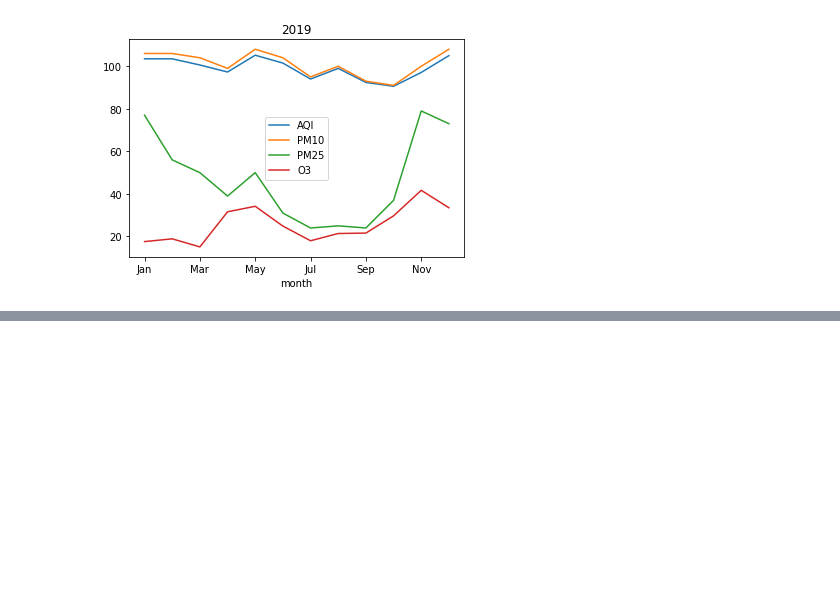
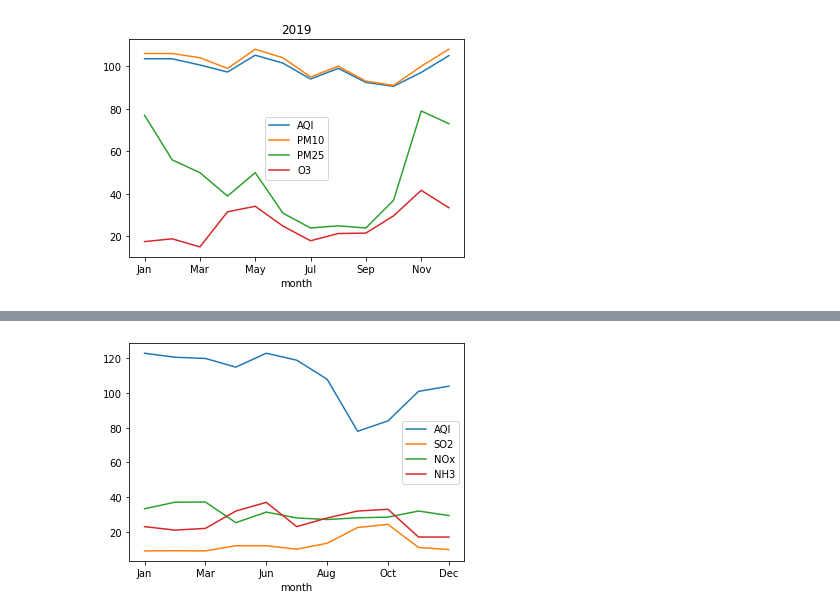
Before and after one commit to danileahacker/Air-Quality-in-Hyderabad-Pollution-Analysis, a Jupyter notebook: pollution_eda.ipynb, the cells around one changed output, grey strips where cells are left out. Saved outputs shown, nothing was run; the diff lists cells and outputs as text; code cells hidden in the pictures; blank space fills up the shorter version.

```diff
--- a/pollution_eda.ipynb
+++ b/pollution_eda.ipynb
@@ -325,0 +332,5 @@ graph_2019_bottom;
+# %%
+graph_2020_bottom = aqi_2020.plot(x='month', y=['AQI', 'SO2', 'NOx', 'NH3'])
+graph_2020_bottom;
+# %% [output]
+[figure, added]
```
Also changed, not shown: parts of 3 cells of this notebook.
